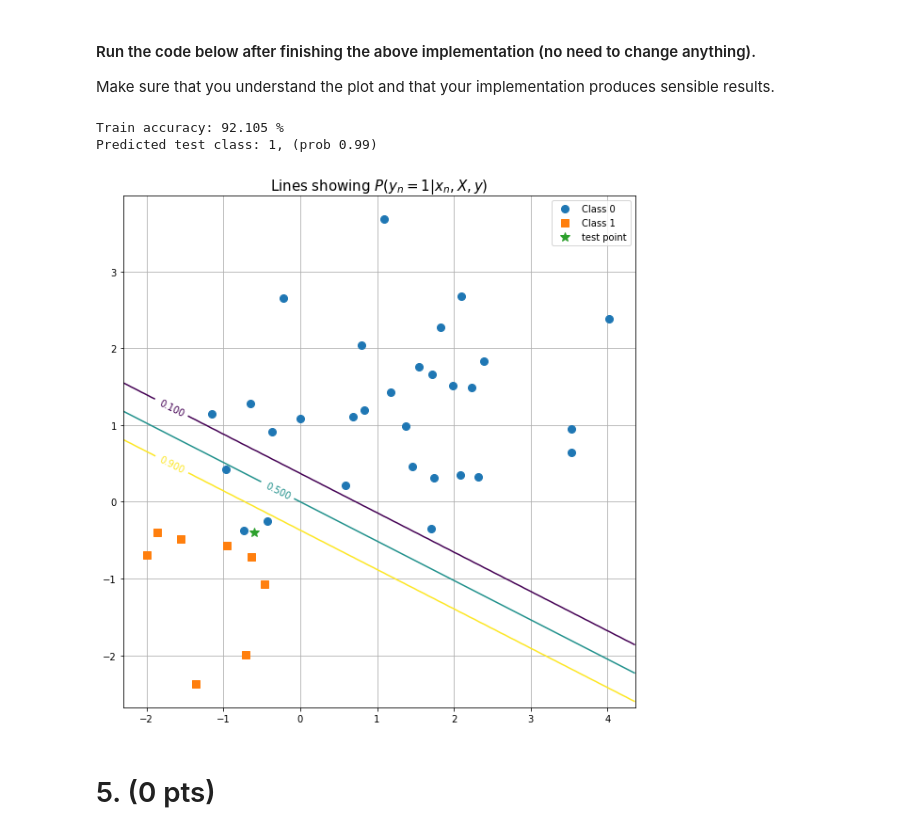
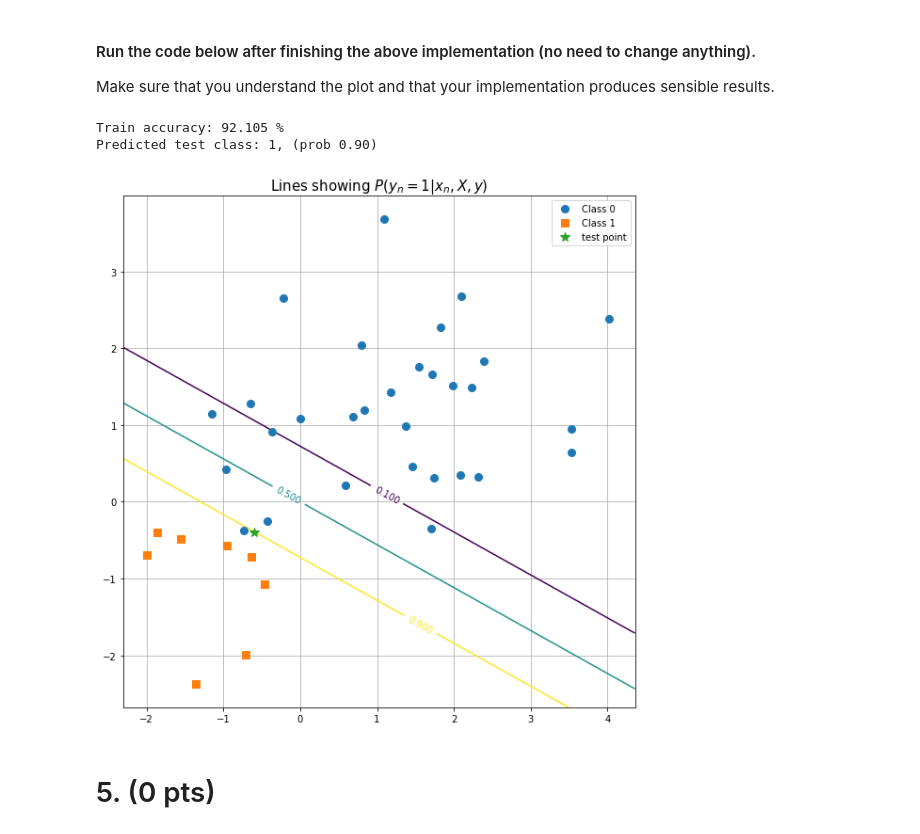
Before and after one commit to ArwinSaleh/Algorithms-for-Machine-Learning-and-Inference-TDA233, a Jupyter notebook: Hw2_2021.ipynb, the cells around one changed output. Drawn from its saved outputs; the diff is of its cells as text; code cells hidden in the pictures.

```diff
--- a/Hw2_2021.ipynb
+++ b/Hw2_2021.ipynb
@@ -537,10 +537,11 @@ class SVM():
             if 1 - t[i] * (w.T @ X_train[i] + b) > 0:
                 cost += self.C * (1/n_samples) * (1 - t[i] * (w.T @ X_train[i] + b))
 
-        dw = w
+        dw = 0
         for i in range(n_samples):
             if 1 - t[i] * (w.T @ X_train[i] + b) > 0:
-                dw -= self.C * (1/n_samples) * np.reshape(X_train[i], (n_features,1))
+                dw -= self.C * (1/n_samples) * t[i] * np.reshape(X_train[i], (n_features,1))
+        dw += w
 
         db = 0
         for i in range(n_samples):
@@ -608,7 +609,7 @@ class SVM():
 
         ### TODO - Change this part
         for i in range(n_samples):
-            y_pred[i] = np.sign(-w.T @ X_test[i,:] + b)
+            y_pred[i] = np.sign(w.T @ X_test[i,:] + b)
         ###
 
         # Converts the binary targets from (-1,1) to (0,1)
@@ -620,7 +621,7 @@ class SVM():
 Make sure that you understand the plot and that your implementation produces sensible results.
 # %%
 # Parameters (feel free to change)
-learning_rate = 0.001
+learning_rate = 0.01
 n_iterations = 1000
 C = 3
 print_cost = False
@@ -809,10 +810,10 @@ class LogisticRegression():
             r = np.random.rand()
             p = self.sigmoid(X_test[i,:] @ w)
             if p > r:
-                y_pred[i,0] = 1
+                y_pred[i] = 1
             else:
-                y_pred[i,0] = 0
-            A[i,0] = p
+                y_pred[i] = 0
+            A[i] = p
 
         return y_pred.squeeze(), A
 # %% [markdown]
@@ -820,26 +821,26 @@ class LogisticRegression():
 Make sure that you understand the plot and that your implementation produces sensible results.
 # %%
 ## Parameters (feel free to change)
-learning_rate = 0.07
+learning_rate = 0.01
 n_iterations = 10000
 print_cost = False
 
 # Define and train the model
 model = LogisticRegression(learning_rate, n_iterations, print_cost)
 model.fit(X_train, y_train)
 
 # Predictions
 y_pred_train, _ = model.predict(X_train)
 print("Train accuracy: %.3f %%" %(np.mean(y_pred_train == y_train)*100))
 y_pred_test,y_pred_prob_test = model.predict(X_test)
 print("Predicted test class: %d, (prob %.2f)" %(y_pred_test, np.where(y_pred_prob_test < 0.5, 1-y_pred_prob_test, y_pred_prob_test)))
 # Plot decision-boundaries
 fig, ax = plot_data(X_train, y_train, X_test, title = 'Lines showing $P(y_{n} = 1 | x_{n}, X, y)$')
 fig, ax = decision_boundary(model, fig, ax, labels = True)
 # %% [output]
 Train accuracy: 92.105 %
-Predicted test class: 1, (prob 0.99)
+Predicted test class: 1, (prob 0.90)
-[figure, old version]
+[figure, new version]
 # %% [markdown]
 # 5. (0 pts)
 # %% [markdown]
```
Also changed, not shown: parts of 2 cells of this notebook.
